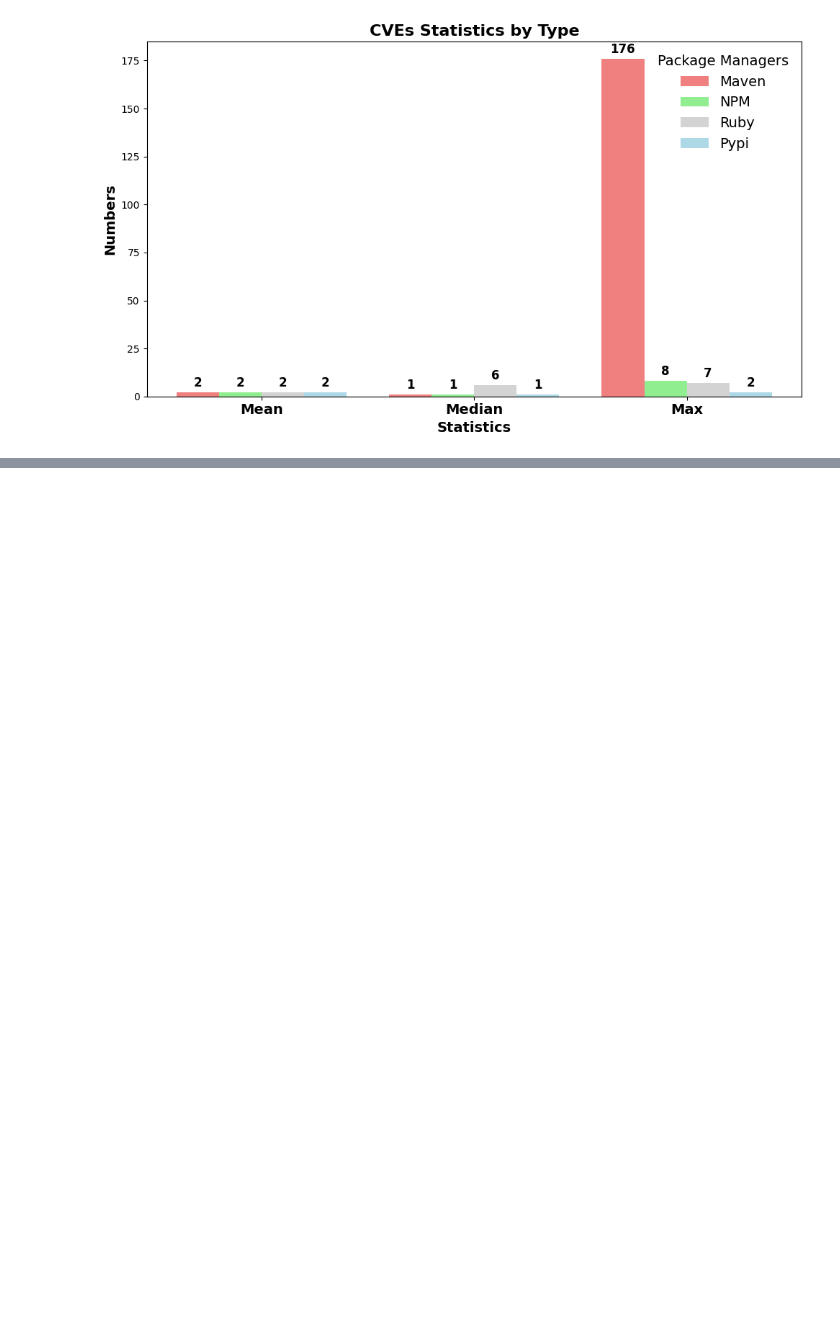
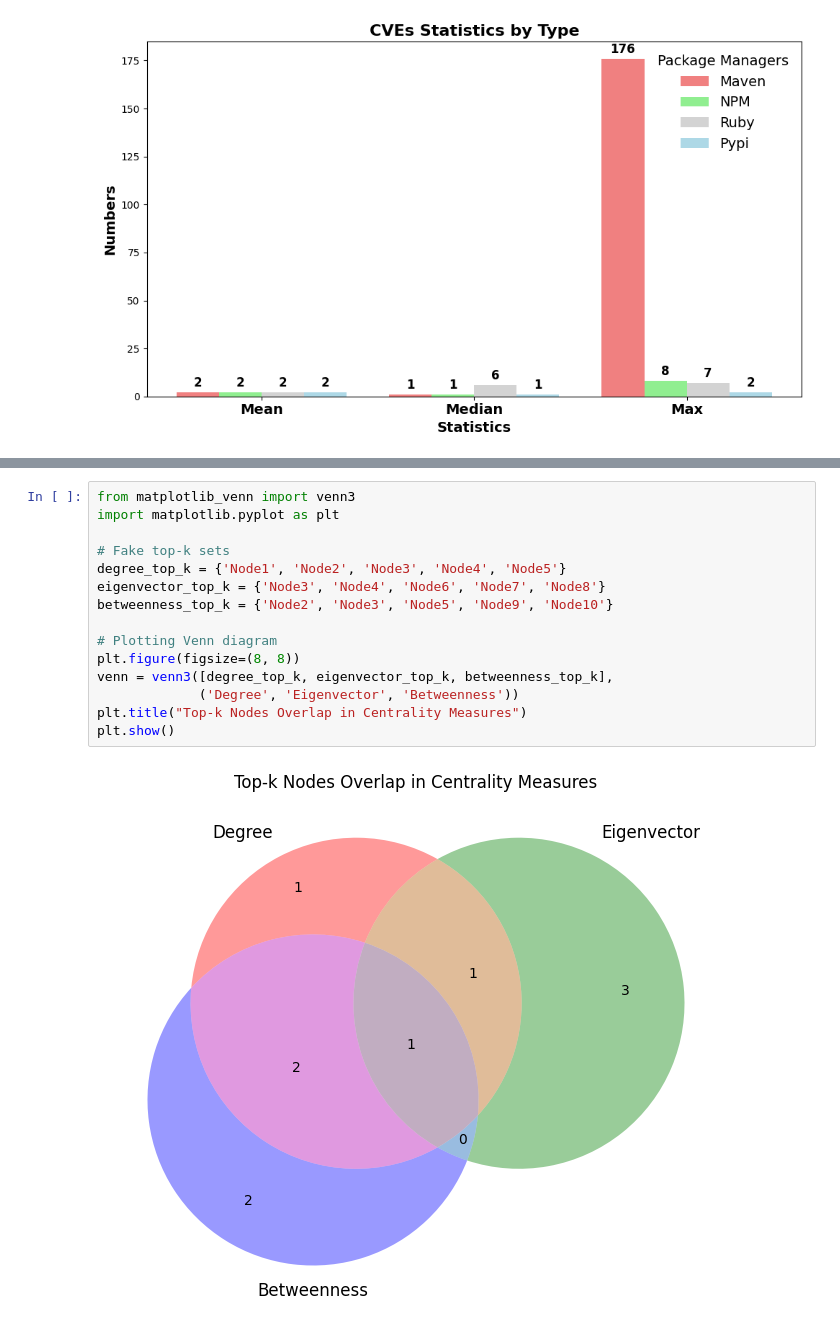
Before and after one commit to Wapiti08/DPAnalyzer, a Jupyter notebook: exp/visual.ipynb, the cells around one changed output, grey strips where cells are left out. Drawn from its saved outputs; the diff is of its cells as text; blank space fills up the shorter version.

```diff
--- a/exp/visual.ipynb
+++ b/exp/visual.ipynb
@@ -68,0 +100,17 @@ plt.show()
+# %%
+from matplotlib_venn import venn3
+import matplotlib.pyplot as plt
+
+# Fake top-k sets
+degree_top_k = {'Node1', 'Node2', 'Node3', 'Node4', 'Node5'}
+eigenvector_top_k = {'Node3', 'Node4', 'Node6', 'Node7', 'Node8'}
+betweenness_top_k = {'Node2', 'Node3', 'Node5', 'Node9', 'Node10'}
+
+# Plotting Venn diagram
+plt.figure(figsize=(8, 8))
+venn = venn3([degree_top_k, eigenvector_top_k, betweenness_top_k],
+             ('Degree', 'Eigenvector', 'Betweenness'))
+plt.title("Top-k Nodes Overlap in Centrality Measures")
+plt.show()
+# %% [output]
+[figure, added]
```
Also changed, not shown: parts of 1 cell of this notebook, 4 other files.
